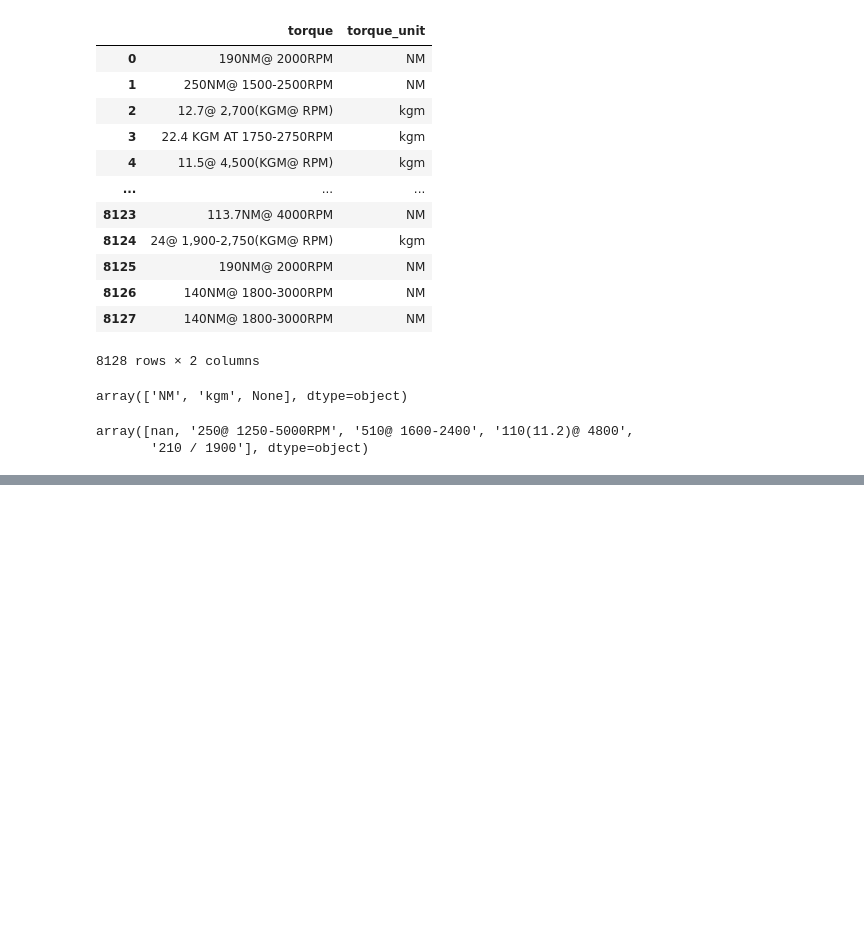
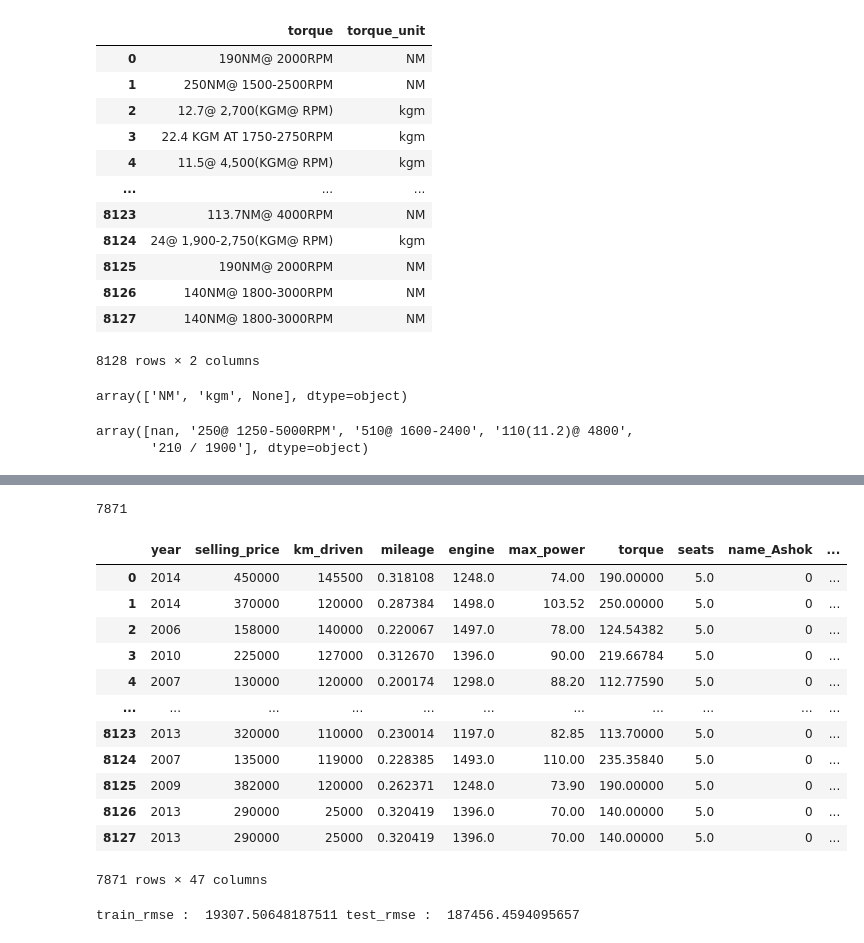
Before and after one commit to andypsh/BIGDATA2022, a Jupyter notebook: 머신러닝/랜덤 포레스트/중고차 가격 예측.ipynb, the cells around one changed output, grey strips where cells are left out. Saved outputs shown, nothing was run; the diff lists cells and outputs as text; code cells hidden in the pictures; blank space fills up the shorter version.

```diff
--- a/머신러닝/랜덤 포레스트/중고차 가격 예측.ipynb
+++ b/머신러닝/랜덤 포레스트/중고차 가격 예측.ipynb
@@ -357,0 +471,2 @@ array([nan, '250@ 1250-5000RPM', '510@ 1600-2400', '110(11.2)@ 4800',
+# %%
+data.drop('torque_unit' , axis = 1 , inplace = True)
@@ -357,0 +488,3 @@ array([nan, '250@ 1250-5000RPM', '510@ 1600-2400', '110(11.2)@ 4800',
+# %%
+data['name'] = data['name'].str.split(expand=True)[0]
+data['name']
@@ -357,0 +513,2 @@ array([nan, '250@ 1250-5000RPM', '510@ 1600-2400', '110(11.2)@ 4800',
+# %%
+data['name'] = data['name'].replace('Land' , 'Land Rover')
@@ -357,0 +532,22 @@ array([nan, '250@ 1250-5000RPM', '510@ 1600-2400', '110(11.2)@ 4800',
+# %%
+data.dropna(inplace = True) #결측치 행 제거
+len(data)
+# %% [output]
+7871
+# %%
+data = pd.get_dummies(data , columns = ['name' , 'fuel' , 'seller_type' , 'transmission' , 'owner'], drop_first= True)
+data
+# %% [output]
+|  | year | selling_price | km_driven | mileage | engine | max_power | torque | seats | name_Ashok | ... |
+| 0 | 2014 | 450000 | 145500 | 0.318108 | 1248.0 | 74.00 | 190.00000 | 5.0 | 0 | ... |
+| 1 | 2014 | 370000 | 120000 | 0.287384 | 1498.0 | 103.52 | 250.00000 | 5.0 | 0 | ... |
+| 2 | 2006 | 158000 | 140000 | 0.220067 | 1497.0 | 78.00 | 124.54382 | 5.0 | 0 | ... |
+| 3 | 2010 | 225000 | 127000 | 0.312670 | 1396.0 | 90.00 | 219.66784 | 5.0 | 0 | ... |
+| 4 | 2007 | 130000 | 120000 | 0.200174 | 1298.0 | 88.20 | 112.77590 | 5.0 | 0 | ... |
+| ... | ... | ... | ... | ... | ... | ... | ... | ... | ... | ... |
+| 8123 | 2013 | 320000 | 110000 | 0.230014 | 1197.0 | 82.85 | 113.70000 | 5.0 | 0 | ... |
+| 8124 | 2007 | 135000 | 119000 | 0.228385 | 1493.0 | 110.00 | 235.35840 | 5.0 | 0 | ... |
+| 8125 | 2009 | 382000 | 120000 | 0.262371 | 1248.0 | 73.90 | 190.00000 | 5.0 | 0 | ... |
+| 8126 | 2013 | 290000 | 25000 | 0.320419 | 1396.0 | 70.00 | 140.00000 | 5.0 | 0 | ... |
+| 8127 | 2013 | 290000 | 25000 | 0.320419 | 1396.0 | 70.00 | 140.00000 | 5.0 | 0 | ... |
+7871 rows × 47 columns
@@ -357,0 +566,6 @@ array([nan, '250@ 1250-5000RPM', '510@ 1600-2400', '110(11.2)@ 4800',
+# %%
+from sklearn.metrics import mean_squared_error #RMSE 이용
+
+print('train_rmse : ' , mean_squared_error(y_train , train_pred)**0.5 , 'test_rmse : ' , mean_squared_error(y_test , test_pred) **0.5)
+# %% [output]
+train_rmse :  19307.50648187511 test_rmse :  187456.4594095657
```
Also changed, not shown: parts of 34 cells of this notebook, 3 other files.
